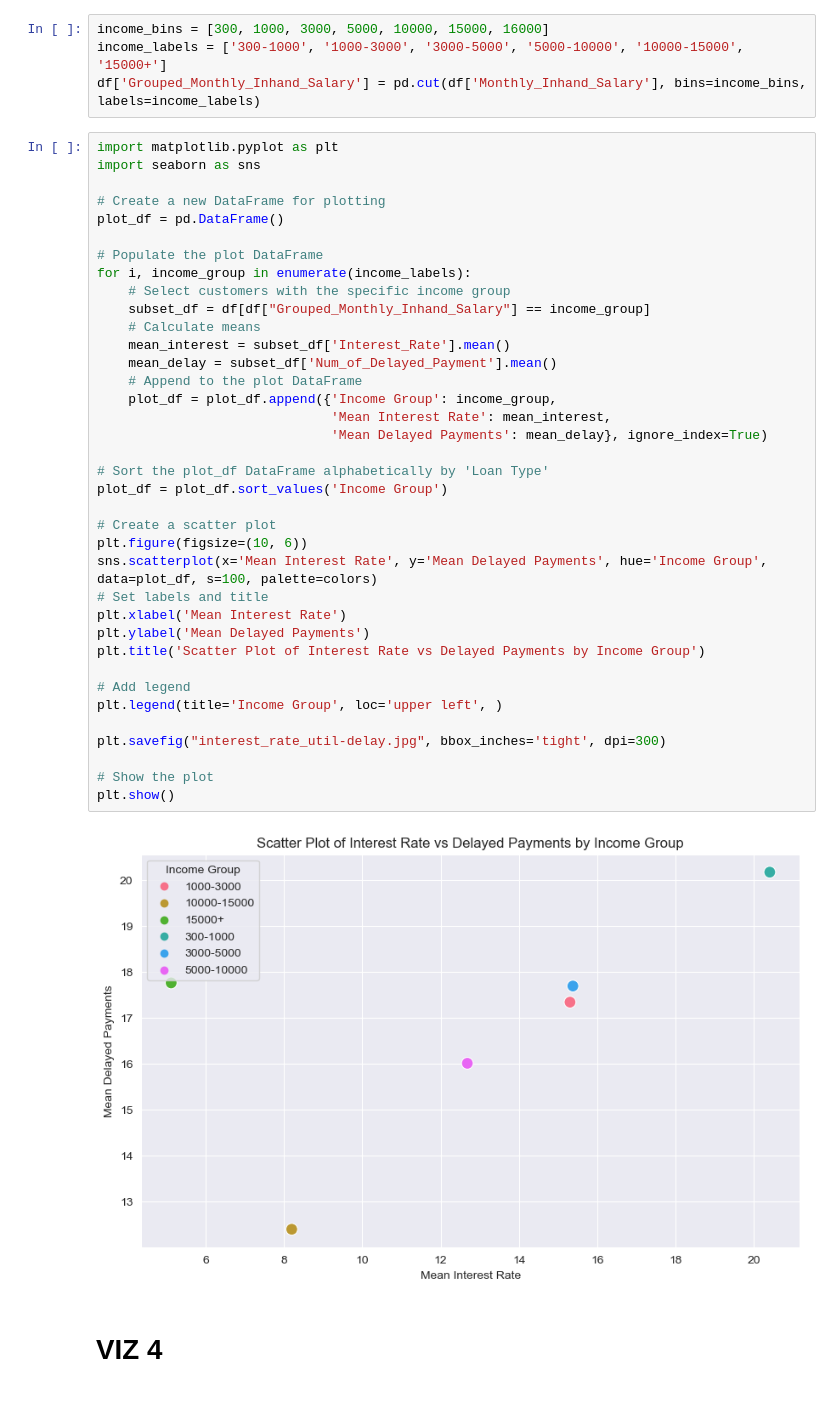
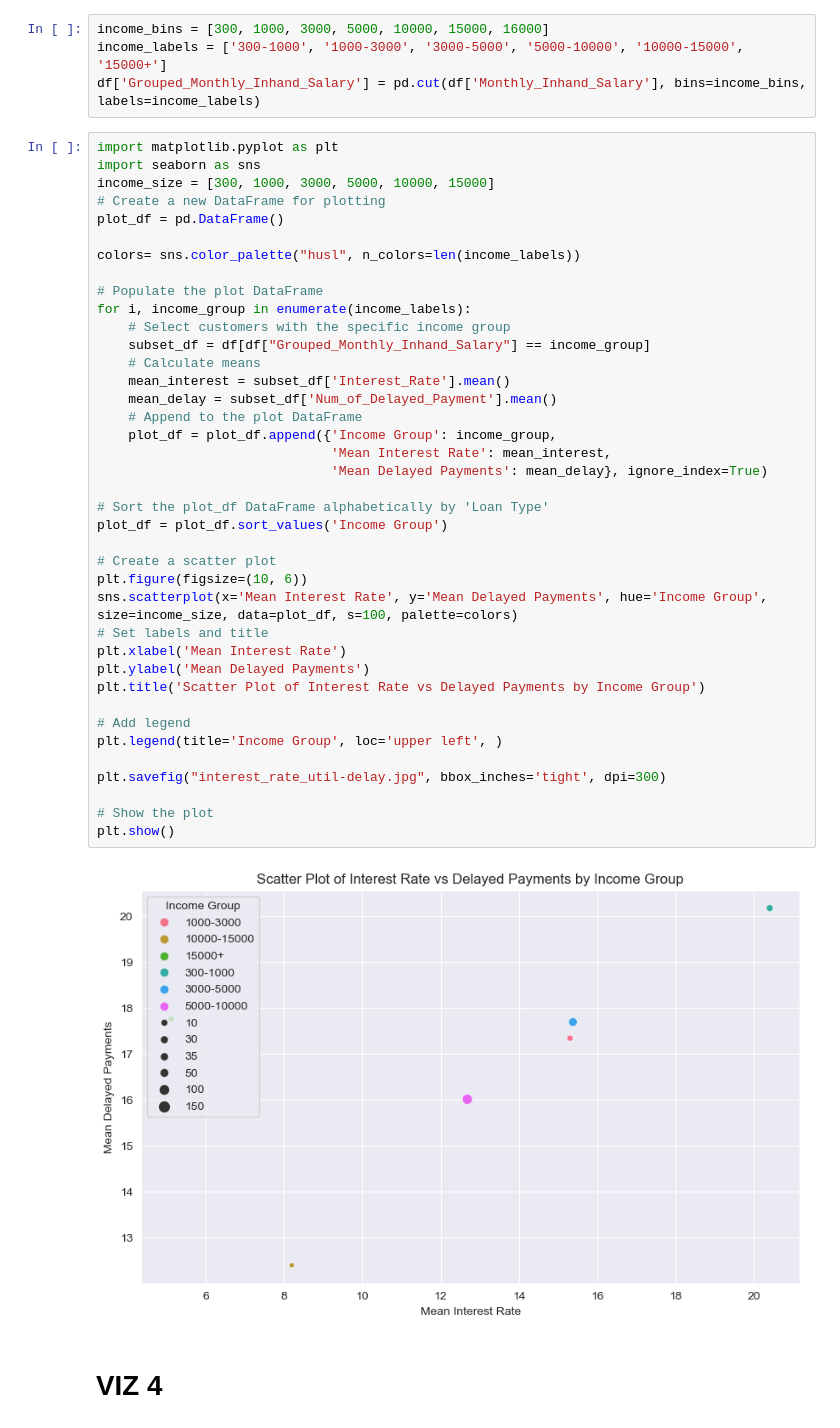
Before and after one commit to WnagZ/vis-and-dm, a Jupyter notebook: Visualizations.ipynb, the cells around one changed output. Cells and saved outputs as stored; diff of their text form.

```diff
--- a/Visualizations.ipynb
+++ b/Visualizations.ipynb
@@ -314,42 +314,44 @@ df['Grouped_Monthly_Inhand_Salary'] = pd.cut(df['Monthly_Inhand_Salary'], bins=i
 # %%
 import matplotlib.pyplot as plt
 import seaborn as sns
-
+income_size = [300, 1000, 3000, 5000, 10000, 15000]
 # Create a new DataFrame for plotting
 plot_df = pd.DataFrame()
+
+colors= sns.color_palette("husl", n_colors=len(income_labels))
 
 # Populate the plot DataFrame
 for i, income_group in enumerate(income_labels):
     # Select customers with the specific income group
     subset_df = df[df["Grouped_Monthly_Inhand_Salary"] == income_group]
     # Calculate means
     mean_interest = subset_df['Interest_Rate'].mean()
     mean_delay = subset_df['Num_of_Delayed_Payment'].mean()
     # Append to the plot DataFrame
     plot_df = plot_df.append({'Income Group': income_group,
                               'Mean Interest Rate': mean_interest,
                               'Mean Delayed Payments': mean_delay}, ignore_index=True)
 
 # Sort the plot_df DataFrame alphabetically by 'Loan Type'
 plot_df = plot_df.sort_values('Income Group')
 
 # Create a scatter plot
 plt.figure(figsize=(10, 6))
-sns.scatterplot(x='Mean Interest Rate', y='Mean Delayed Payments', hue='Income Group', data=plot_df, s=100, palette=colors)
+sns.scatterplot(x='Mean Interest Rate', y='Mean Delayed Payments', hue='Income Group', size=income_size, data=plot_df, s=100, palette=colors)
 # Set labels and title
 plt.xlabel('Mean Interest Rate')
 plt.ylabel('Mean Delayed Payments')
 plt.title('Scatter Plot of Interest Rate vs Delayed Payments by Income Group')
 
 # Add legend
 plt.legend(title='Income Group', loc='upper left', )
 
 plt.savefig("interest_rate_util-delay.jpg", bbox_inches='tight', dpi=300)
 
 # Show the plot
 plt.show()
 # %% [output]
-[figure, old version]
+[figure, new version]
 # %% [markdown]
 # VIZ 4
 # %%
```
Also changed, not shown: parts of 1 cell of this notebook.
